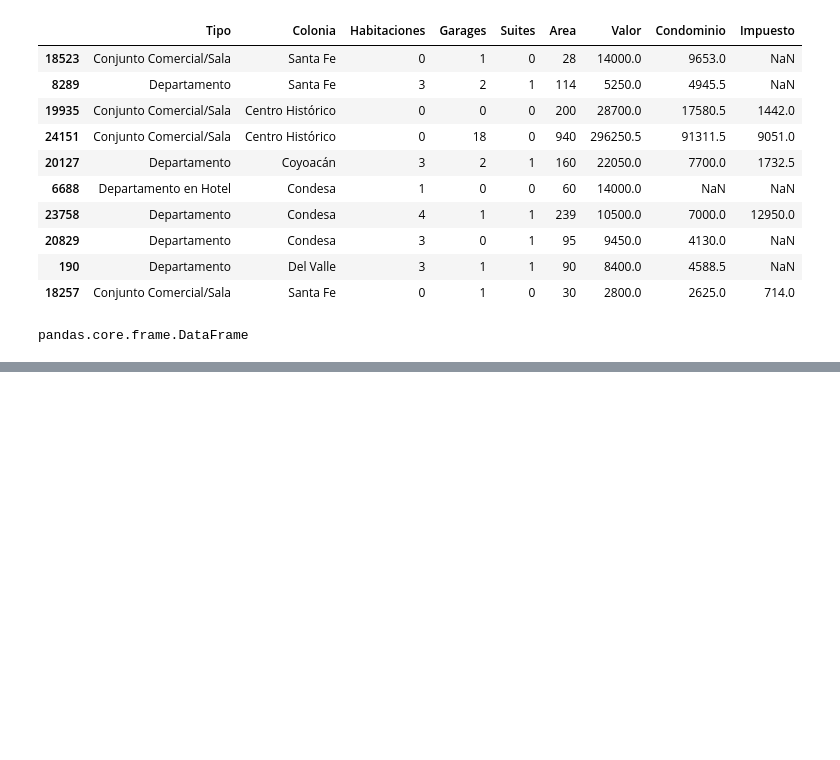
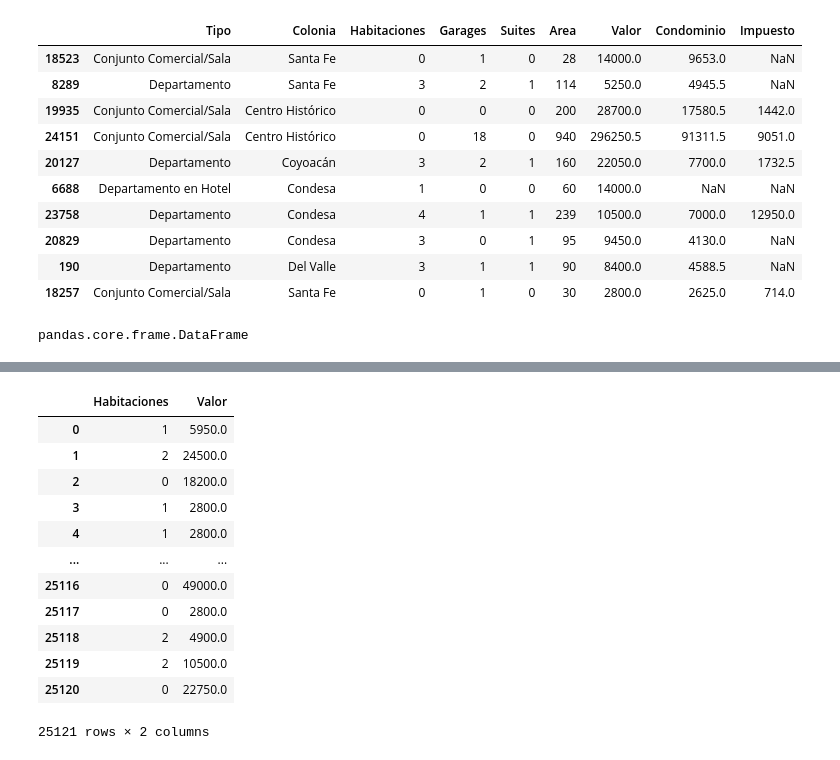
Before and after one commit to Scf300/Curso-Pandas-Data-Science, a Jupyter notebook: inmuebles_cdmx.ipynb, the cells around one changed output, grey strips where cells are left out. Drawn from its saved outputs; the diff is of its cells as text; code cells hidden in the pictures; blank space fills up the shorter version.

```diff
--- a/inmuebles_cdmx.ipynb
+++ b/inmuebles_cdmx.ipynb
@@ -100,0 +165,16 @@ pandas.core.frame.DataFrame
+# %%
+datos[["Habitaciones", "Valor"]]
+# %% [output]
+|  | Habitaciones | Valor |
+| 0 | 1 | 5950.0 |
+| 1 | 2 | 24500.0 |
+| 2 | 0 | 18200.0 |
+| 3 | 1 | 2800.0 |
+| 4 | 1 | 2800.0 |
+| ... | ... | ... |
+| 25116 | 0 | 49000.0 |
+| 25117 | 0 | 2800.0 |
+| 25118 | 2 | 4900.0 |
+| 25119 | 2 | 10500.0 |
+| 25120 | 0 | 22750.0 |
+25121 rows × 2 columns
```
Also changed, not shown: parts of 6 cells of this notebook.
